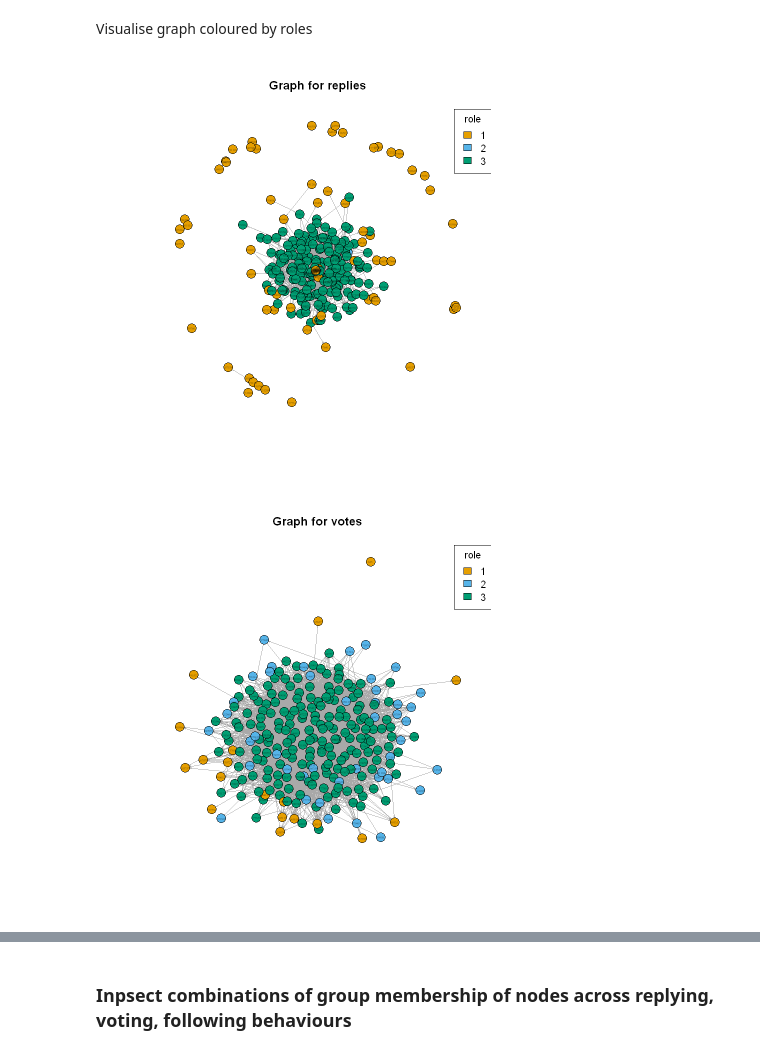
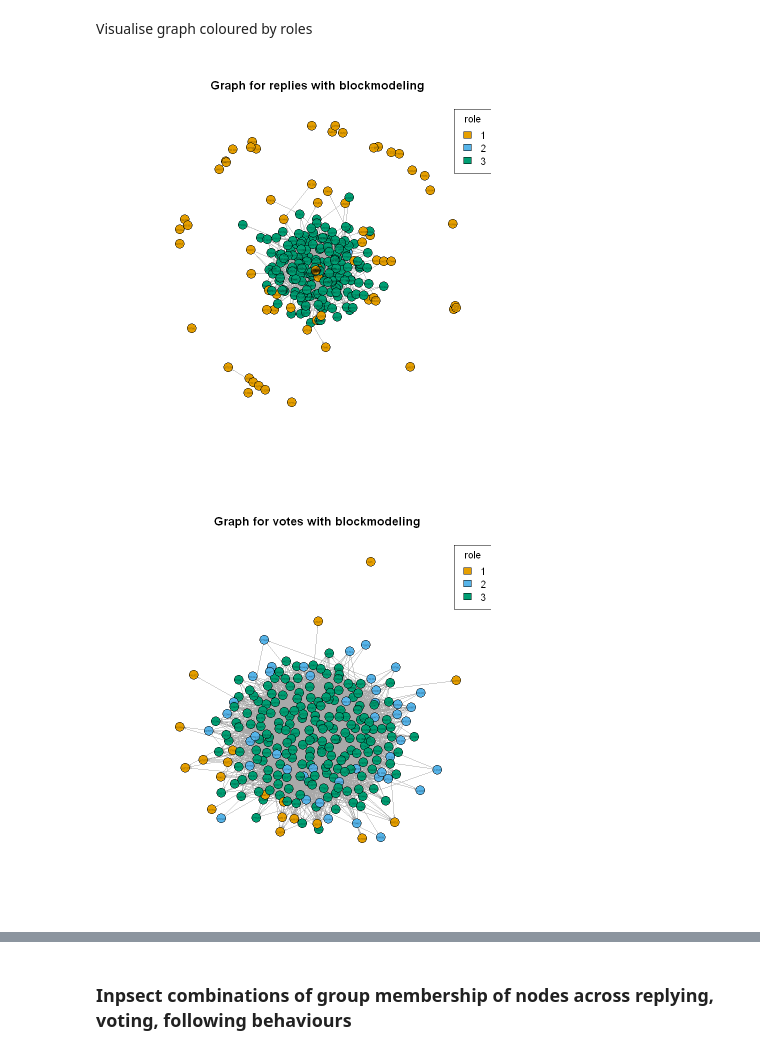
Before and after one commit to babiyivan/network-role-mining, a Jupyter notebook: analysis-regular.ipynb, the cells around one changed output, grey strips where cells are left out. Drawn from its saved outputs; the diff is of its cells as text; code cells hidden in the pictures.

```diff
--- a/analysis-regular.ipynb
+++ b/analysis-regular.ipynb
@@ -77,13 +77,13 @@ Visualise graph coloured by roles
 # %%
 palette=categorical_pal(8)
 
 for (t in types) {
-  # png(paste0("results/rege/graph-", type, ".png")) # output plot to file
-  plot(gs[[t]], layout=layout_with_kk(gs[[t]]), main=paste("Graph for",t),
+  # png(paste0("results/bm/graph-", type, ".png")) # output plot to file
+  plot(gs[[t]], layout=layout_with_kk(gs[[t]]), main=paste("Graph for", t, "with blockmodeling"),
               vertex.color=gs[[t]]$role_bm, palette=palette, vertex.label.cex=0.3, vertex.size=7, vertex.label.color = 'black', edge.arrow.size=0.1)
   legend("topright", legend = levels(factor(gs[[t]]$role_bm)), fill = palette, title = "role")
   # dev.off()
 }
 # %% [output]
-[figure, old version]
+[figure, new version]
-[figure, old version]
+[figure, new version]
```
Also changed, not shown: parts of 12 cells of this notebook, 1 other file.
